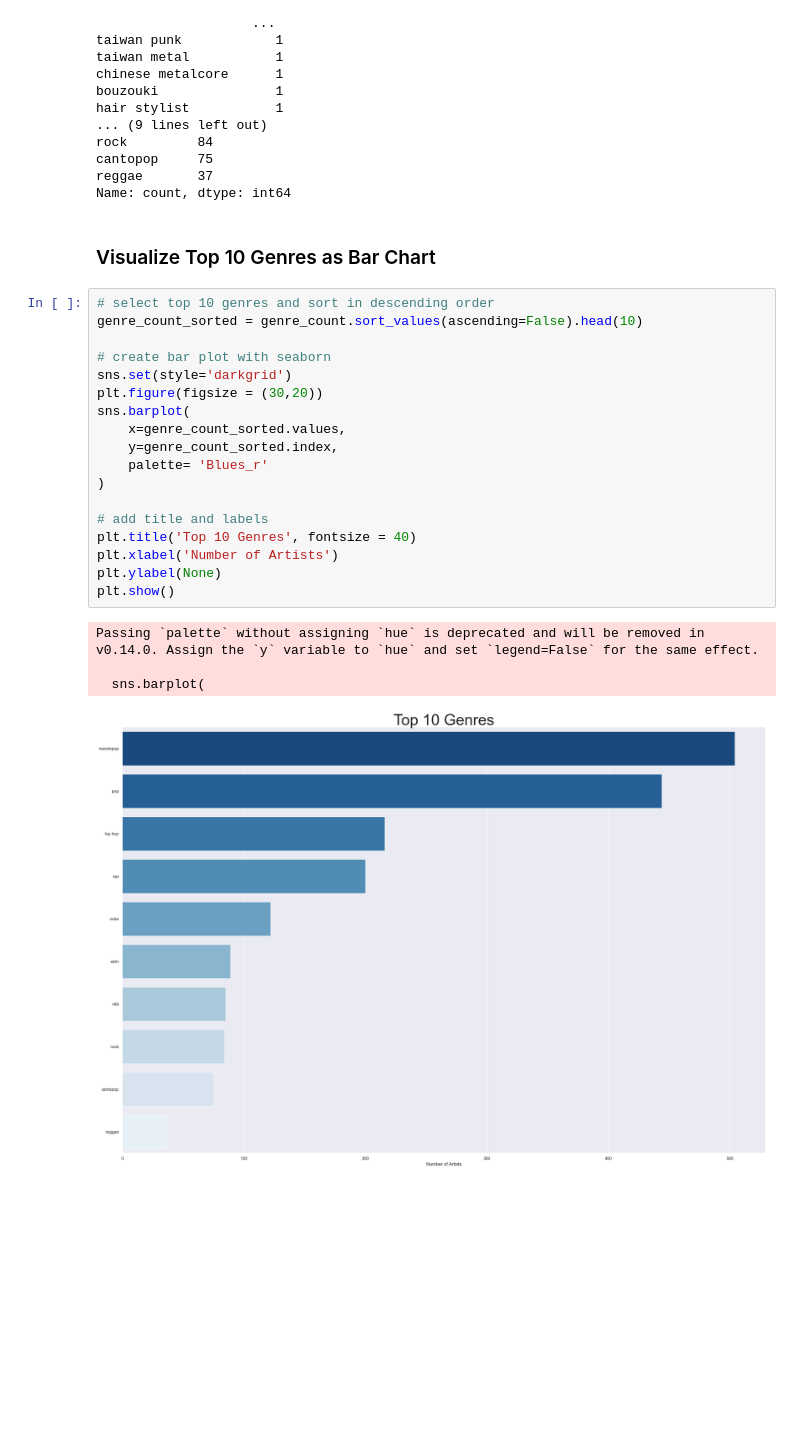
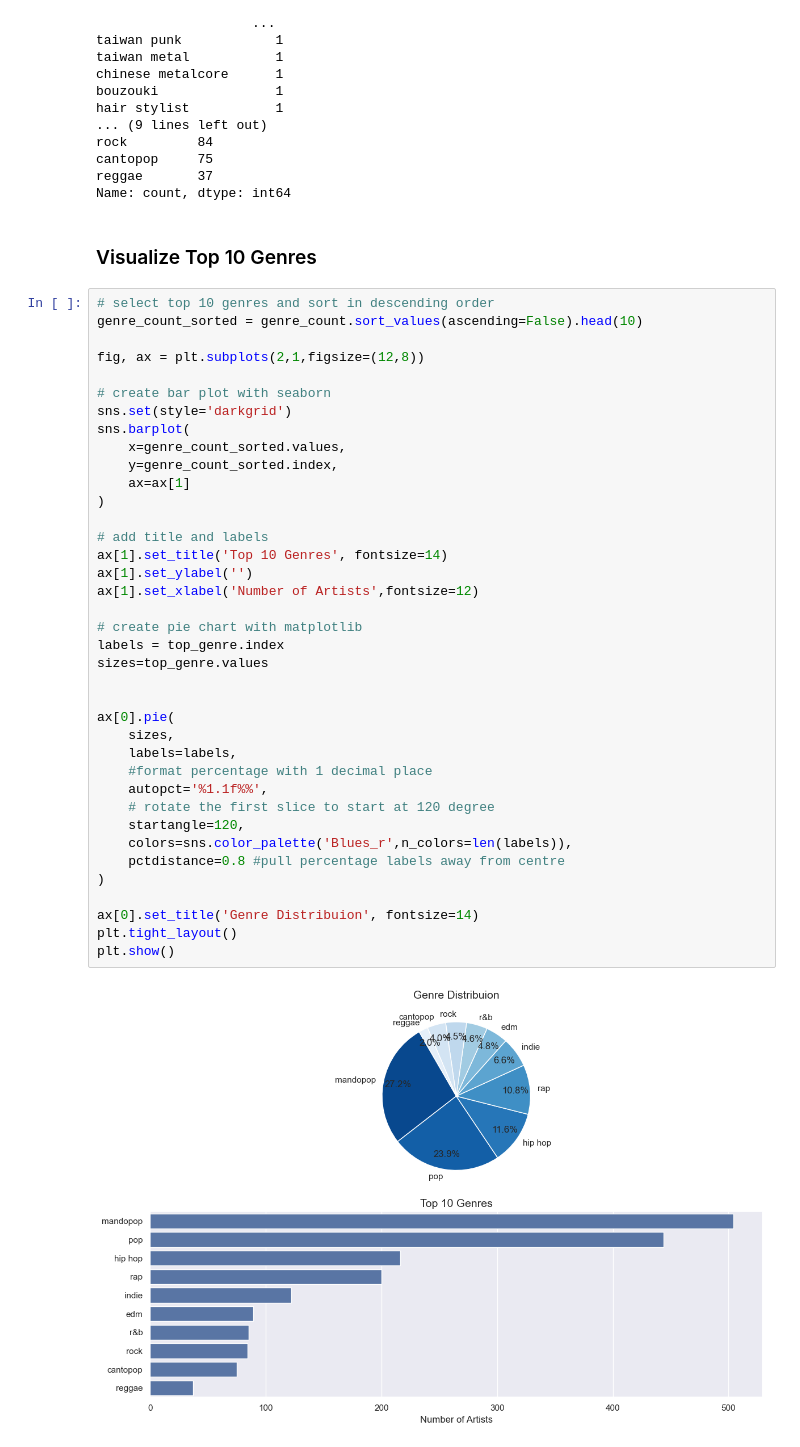
Before and after one commit to mchenliu/Capstone_Project_Spotify_Data_Analysis, a Jupyter notebook: 2_Exploratory_Data_Analysis/4_Genre_Targeted_EDA.ipynb, the cells around one changed output. Cells and saved outputs as stored; diff of their text form; blank space fills up the shorter version.

```diff
--- a/2_Exploratory_Data_Analysis/4_Genre_Targeted_EDA.ipynb
+++ b/2_Exploratory_Data_Analysis/4_Genre_Targeted_EDA.ipynb
@@ -41,27 +41,44 @@ cantopop     75
 reggae       37
 Name: count, dtype: int64
 # %% [markdown]
-### Visualize Top 10 Genres as Bar Chart
+### Visualize Top 10 Genres
 # %%
 # select top 10 genres and sort in descending order
 genre_count_sorted = genre_count.sort_values(ascending=False).head(10)
 
+fig, ax = plt.subplots(2,1,figsize=(12,8))
+
 # create bar plot with seaborn
 sns.set(style='darkgrid')
-plt.figure(figsize = (30,20))
 sns.barplot(
     x=genre_count_sorted.values,
     y=genre_count_sorted.index,
-    palette= 'Blues_r'
+    ax=ax[1]
 )
 
 # add title and labels
-plt.title('Top 10 Genres', fontsize = 40)
-plt.xlabel('Number of Artists')
-plt.ylabel(None)
+ax[1].set_title('Top 10 Genres', fontsize=14)
+ax[1].set_ylabel('')
+ax[1].set_xlabel('Number of Artists',fontsize=12)
+
+# create pie chart with matplotlib
+labels = top_genre.index
+sizes=top_genre.values
+
+
+ax[0].pie(
+    sizes,
+    labels=labels,
+    #format percentage with 1 decimal place
+    autopct='%1.1f%%',
+    # rotate the first slice to start at 120 degree
+    startangle=120,
+    colors=sns.color_palette('Blues_r',n_colors=len(labels)),
+    pctdistance=0.8 #pull percentage labels away from centre
+)
+
+ax[0].set_title('Genre Distribuion', fontsize=14)
+plt.tight_layout()
 plt.show()
 # %% [output]
-Passing `palette` without assigning `hue` is deprecated and will be removed in v0.14.0. Assign the `y` variable to `hue` and set `legend=False` for the same effect.
-
-  sns.barplot(
-[figure, old version]
+[figure, new version]
```
Also changed, not shown: parts of 2 cells of this notebook, 19 other files.
